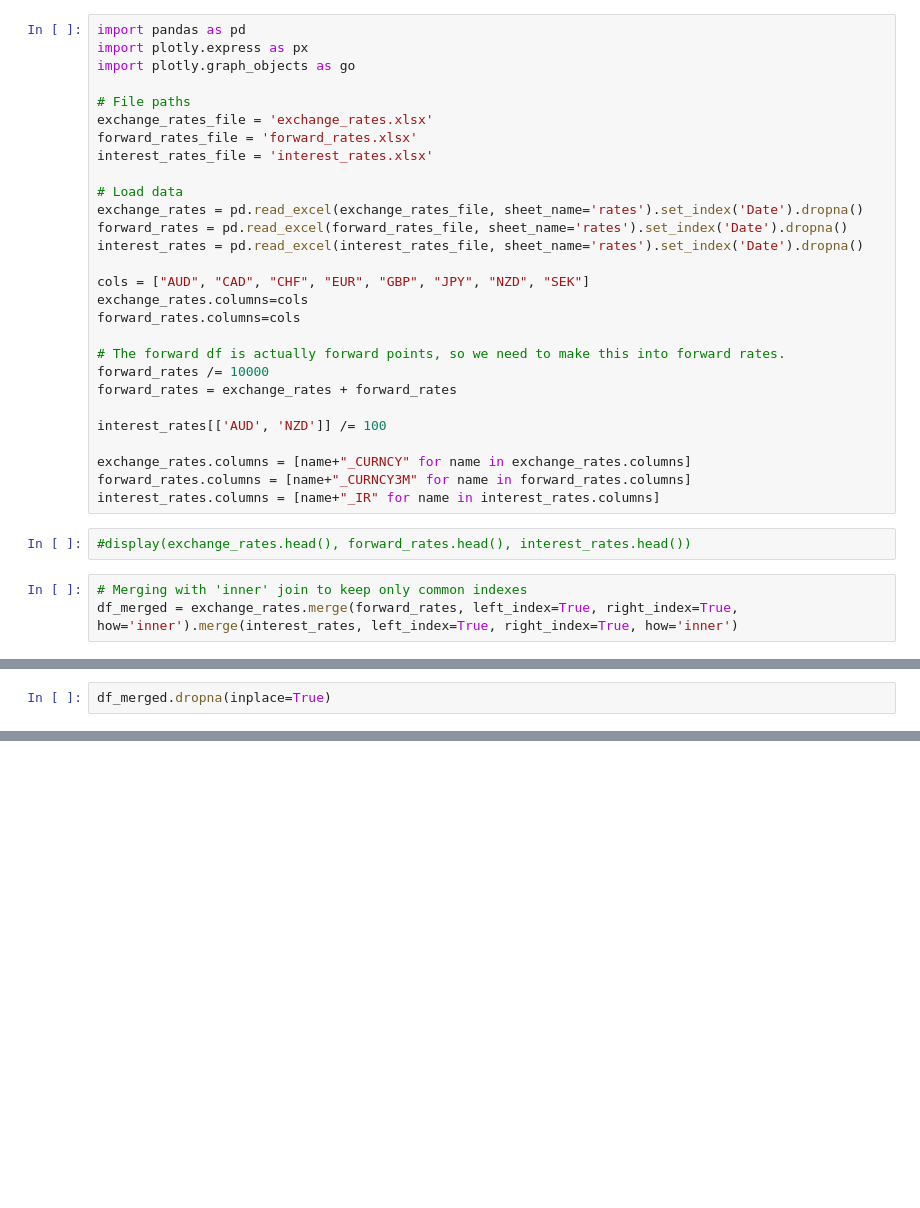
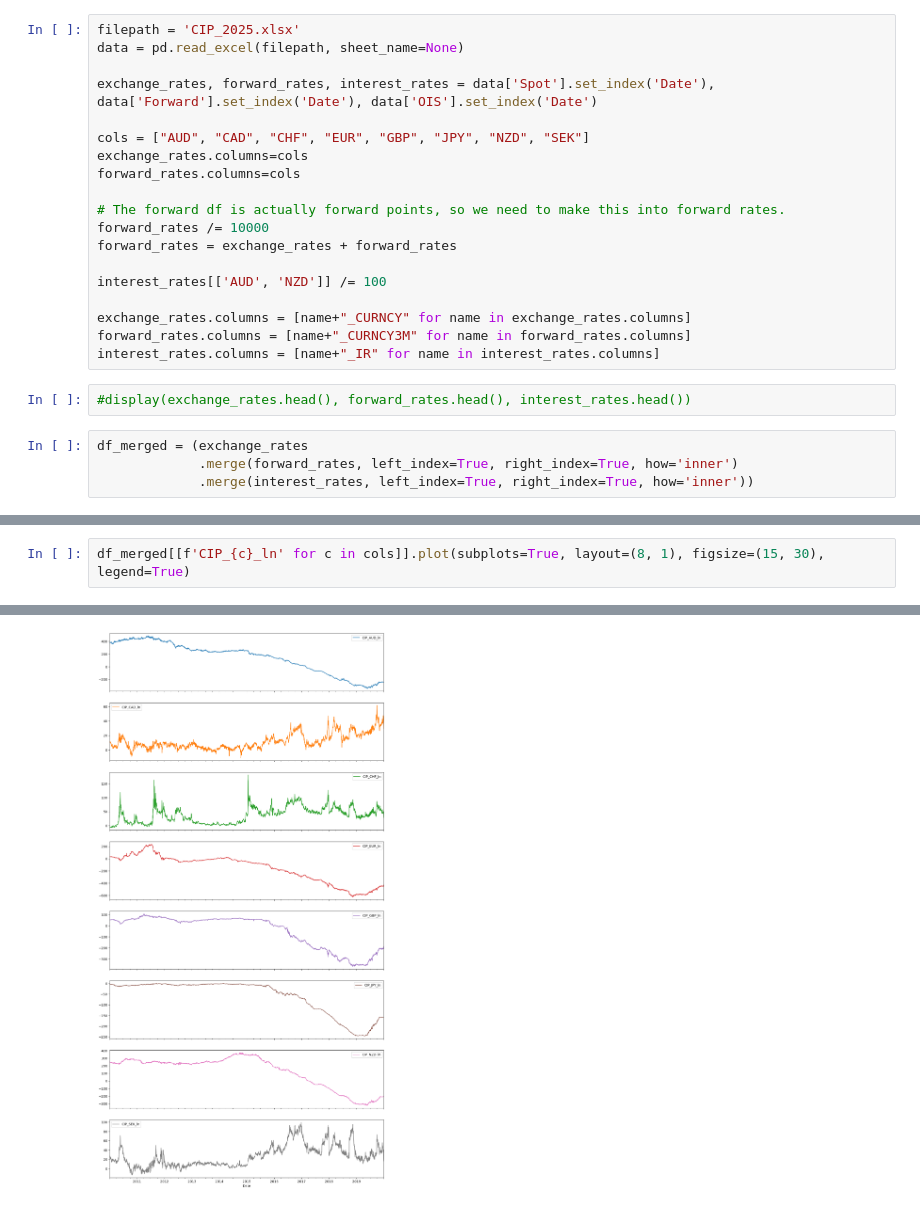
Before and after one commit to Kunj121/CIP, a Jupyter notebook: src/spread_pull.ipynb, the cells around one changed output, grey strips where cells are left out. Saved outputs shown, nothing was run; the diff lists cells and outputs as text; blank space fills up the shorter version.

```diff
--- a/src/spread_pull.ipynb
+++ b/src/spread_pull.ipynb
@@ -1,17 +6,8 @@
 # %%
-import pandas as pd
-import plotly.express as px
-import plotly.graph_objects as go
+filepath = 'CIP_2025.xlsx'
+data = pd.read_excel(filepath, sheet_name=None)
 
-# File paths
-exchange_rates_file = 'exchange_rates.xlsx'
-forward_rates_file = 'forward_rates.xlsx'
-interest_rates_file = 'interest_rates.xlsx'
-
-# Load data
-exchange_rates = pd.read_excel(exchange_rates_file, sheet_name='rates').set_index('Date').dropna()
-forward_rates = pd.read_excel(forward_rates_file, sheet_name='rates').set_index('Date').dropna()
-interest_rates = pd.read_excel(interest_rates_file, sheet_name='rates').set_index('Date').dropna()
+exchange_rates, forward_rates, interest_rates = data['Spot'].set_index('Date'), data['Forward'].set_index('Date'), data['OIS'].set_index('Date')
 
 cols = ["AUD", "CAD", "CHF", "EUR", "GBP", "JPY", "NZD", "SEK"]
 exchange_rates.columns=cols
@@ -29,5 +25,6 @@ interest_rates.columns = [name+"_IR" for name in interest_rates.columns]
 # %%
 #display(exchange_rates.head(), forward_rates.head(), interest_rates.head())
 # %%
-# Merging with 'inner' join to keep only common indexes
-df_merged = exchange_rates.merge(forward_rates, left_index=True, right_index=True, how='inner').merge(interest_rates, left_index=True, right_index=True, how='inner')
+df_merged = (exchange_rates
+             .merge(forward_rates, left_index=True, right_index=True, how='inner')
+             .merge(interest_rates, left_index=True, right_index=True, how='inner'))
@@ -80,2 +30,0 @@ cols
-# %%
-df_merged.dropna(inplace=True)
@@ -140,0 +85,3 @@ fig.show()
+# %%
+df_merged[[f'CIP_{c}_ln' for c in cols]].plot(subplots=True, layout=(8, 1), figsize=(15, 30), legend=True)
+# %% [output]
@@ -140,0 +96 @@ fig.show()
+[figure, added]
```
Also changed, not shown: parts of 9 cells of this notebook.
